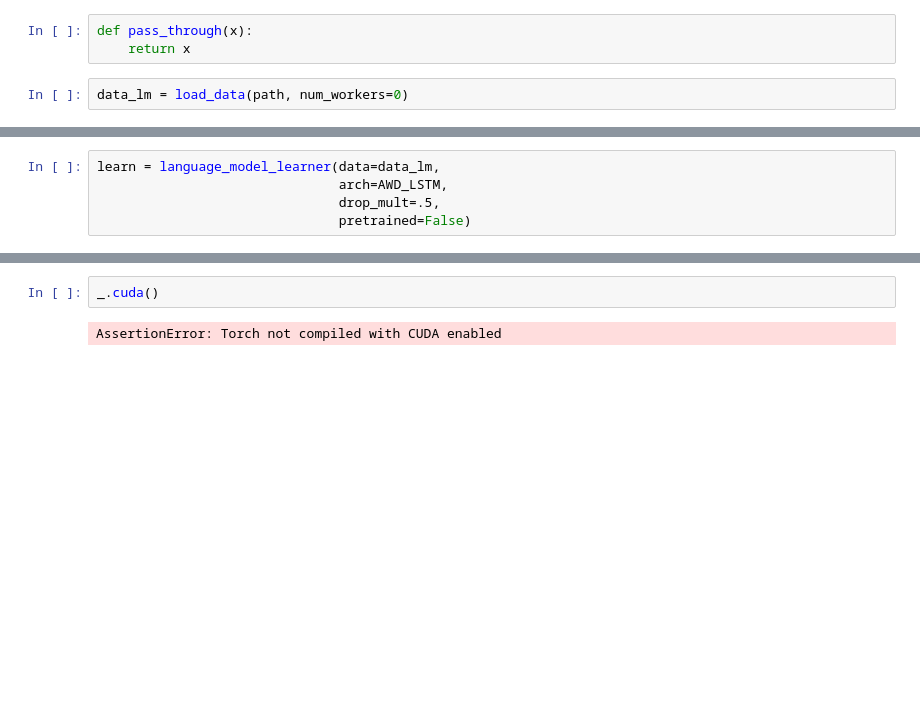
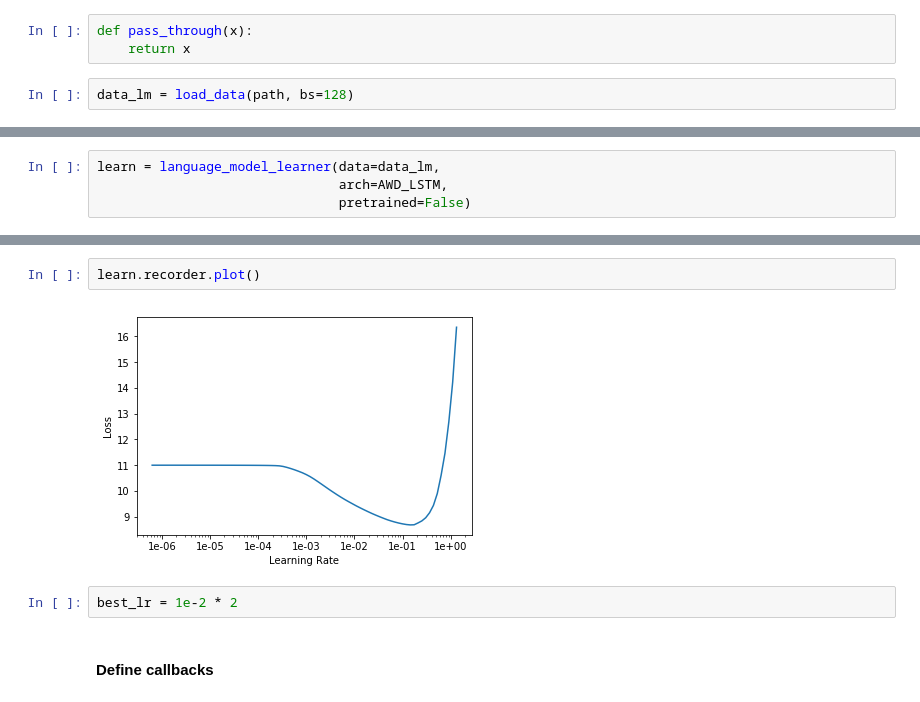
Before and after one commit to machine-learning-apps/IssuesLanguageModel, a Jupyter notebook: notebooks/4_Train_Model.ipynb, the cells around one changed output, grey strips where cells are left out. Cells and saved outputs as stored; diff of their text form; blank space fills up the shorter version.

```diff
--- a/notebooks/4_Train_Model.ipynb
+++ b/notebooks/4_Train_Model.ipynb
@@ -19,4 +20,4 @@ You have to redefine or import any custom you defined in the last step, because
 def pass_through(x):
     return x
 # %%
-data_lm = load_data(path, num_workers=0)
+data_lm = load_data(path, bs=128)
@@ -23,5 +30,4 @@ data_lm = load_data(path, num_workers=0)
 # %%
 learn = language_model_learner(data=data_lm,
                                arch=AWD_LSTM,
-                               drop_mult=.5,
                                pretrained=False)
@@ -48,4 +43,8 @@ SequentialRNN(
-# %%
-_.cuda()
-# %% [output]
-AssertionError: Torch not compiled with CUDA enabled
+# %%
+learn.recorder.plot()
+# %% [output]
+[figure, added]
+# %%
+best_lr = 1e-2 * 2
+# %% [markdown]
+#### Define callbacks
```
Also changed, not shown: parts of 14 cells of this notebook, 3 other files.
